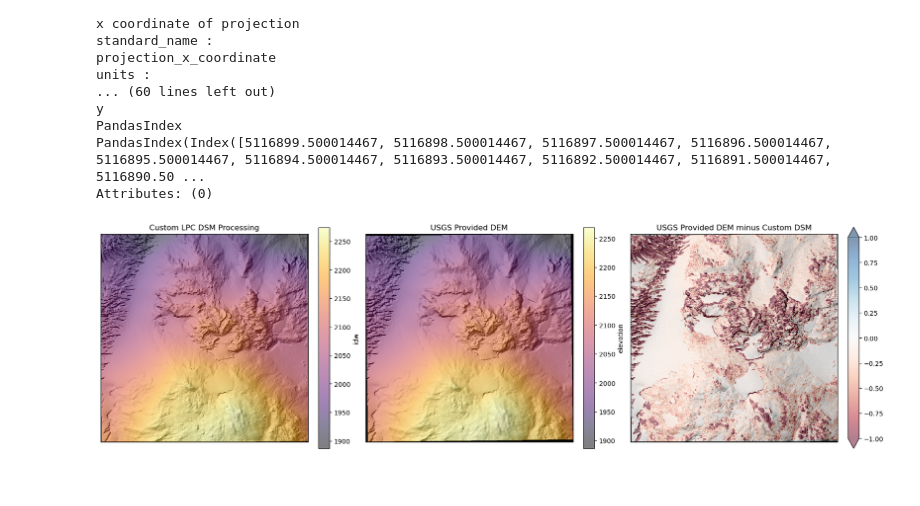
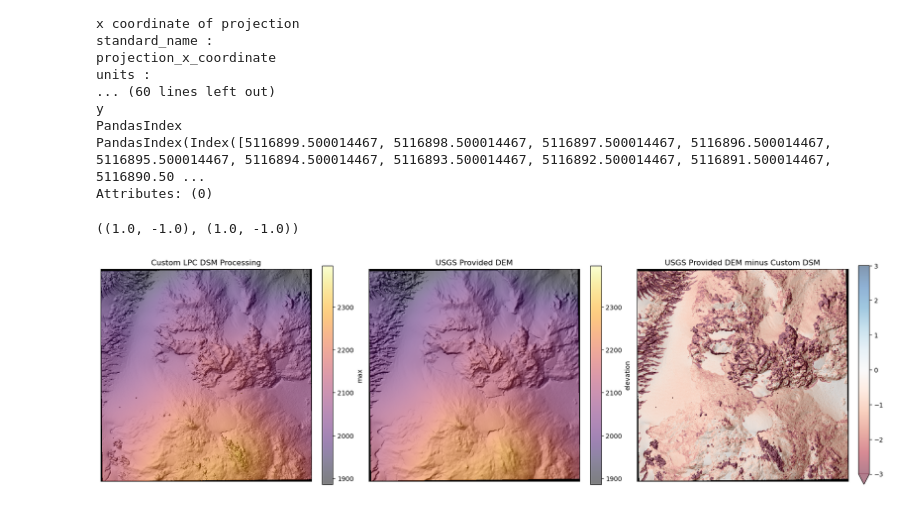
Before and after one commit to Jack-Hayes/Stereotypical_Helens, a Jupyter notebook: laz_dsm_pipeline.ipynb, the cells around one changed output. Saved outputs shown, nothing was run; the diff lists cells and outputs as text; code cells hidden in the pictures.

```diff
--- a/laz_dsm_pipeline.ipynb
+++ b/laz_dsm_pipeline.ipynb
@@ -74,10 +70,13 @@ Below, we'll define a hardcoded geodataframe aoi that's 100m smaller (in x and y
-# %%
-import geopandas as gpd
-from shapely.geometry import box
-smaller_box = box(
-    -122.1950359,
-    46.19565097,
-    -122.1848239,
-    46.20276185
-)
-aoi = gpd.GeoDataFrame({'id': [1], 'geometry': [smaller_box]}, crs="EPSG:4326")
+# %%
+%%time
+# CRS detection using new G2139‐aware function
+input_wkt = detect_input_crs_wkt(laz_file)
+# This writes + returns a new WKT in /tmp based on zone detected
+output_wkt_path = detect_output_utm_crs_g2139_wkt(laz_file, base_utm_wkt)
+# Read it in to pass to PDAL
+with open(output_wkt_path, 'r') as f:
+    output_wkt_text = f.read()
+
+print("Input CRS snippet:", input_wkt[:200], "…")
+print("Output CRS file:", output_wkt_path)
+print("Output CRS snippet:", output_wkt_text[:200], "…")
@@ -237,39 +271,46 @@ da_usgs_dem = rxr.open_rasterio("/tmp/usgs_dem.tif").squeeze()
 ds_custom_dtm.rio.crs
 # %%
 if da_usgs_dem.rio.crs is None:
-    da_usgs_dem.rio.write_crs(output_wkt, inplace=True)
+    da_usgs_dem.rio.write_crs(output_wkt_text, inplace=True)
 if ds_custom_dtm.rio.crs is None:
-    ds_custom_dtm.rio.write_crs(output_wkt, inplace=True)
+    ds_custom_dtm.rio.write_crs(output_wkt_text, inplace=True)
 da_usgs_dem = da_usgs_dem.rio.reproject_match(ds_custom_dtm)
 # %%
 da_usgs_hillshade = coincident.plot.gdaldem(
     da_usgs_dem, "hillshade"
 )
+# %%
+ds_custom_dtm.rio.resolution(), da_usgs_dem.rio.resolution()
+# %% [output]
+((1.0, -1.0), (1.0, -1.0))
 # %%
-f, axs = plt.subplots(1,3,figsize=(17,5),
-                      layout='constrained')
+# Get combined min/max for elevation data
+vmin_elev = min(ds_custom_dtm.band_data.min().item(), da_usgs_dem.min().item())
+vmax_elev = max(ds_custom_dtm.band_data.max().item(), da_usgs_dem.max().item())
+
+f, axs = plt.subplots(1,3,figsize=(17,5), layout='constrained')
 
 ax=axs[0]
 ds_custom_dtm["hillshade"].squeeze().plot.imshow(ax=ax, cmap='gray', alpha=1, add_colorbar=False)
-ds_custom_dtm.band_data.squeeze().plot.imshow(ax=ax, cmap='inferno', alpha=0.5)
+ds_custom_dtm.band_data.squeeze().plot.imshow(ax=ax, cmap='inferno', alpha=0.5, vmin=vmin_elev, vmax=vmax_elev)
 ax.set_title("Custom LPC DSM Processing")
 ax.set_aspect('equal')
 
 ax=axs[1]
 da_usgs_hillshade.plot.imshow(ax=ax, cmap='gray', alpha=1, add_colorbar=False)
-da_usgs_dem.plot.imshow(ax=ax, cmap='inferno', alpha=0.5)
+da_usgs_dem.plot.imshow(ax=ax, cmap='inferno', alpha=0.5, vmin=vmin_elev, vmax=vmax_elev)
 ax.set_title("USGS Provided DEM")
 ax.set_aspect('equal')
 
 ax=axs[2]
 da_diff = da_usgs_dem - ds_custom_dtm.band_data.squeeze()
 ds_custom_dtm["hillshade"].squeeze().plot.imshow(ax=ax, cmap='gray', alpha=1, add_colorbar=False)
-da_diff.plot.imshow(ax=ax, cmap='RdBu', alpha=0.5, vmin=-1, vmax=1)
+da_diff.plot.imshow(ax=ax, cmap='RdBu', alpha=0.5, vmin=-3, vmax=3)
 ax.set_title("USGS Provided DEM minus Custom DSM")
 ax.set_aspect('equal')
 
 for ax in axs:
     ax.set(xticks=[],yticks=[],
            ylabel="",xlabel="");
 # %% [output]
-[figure, old version]
+[figure, new version]
```
Also changed, not shown: parts of 13 cells of this notebook, 4 other files.
